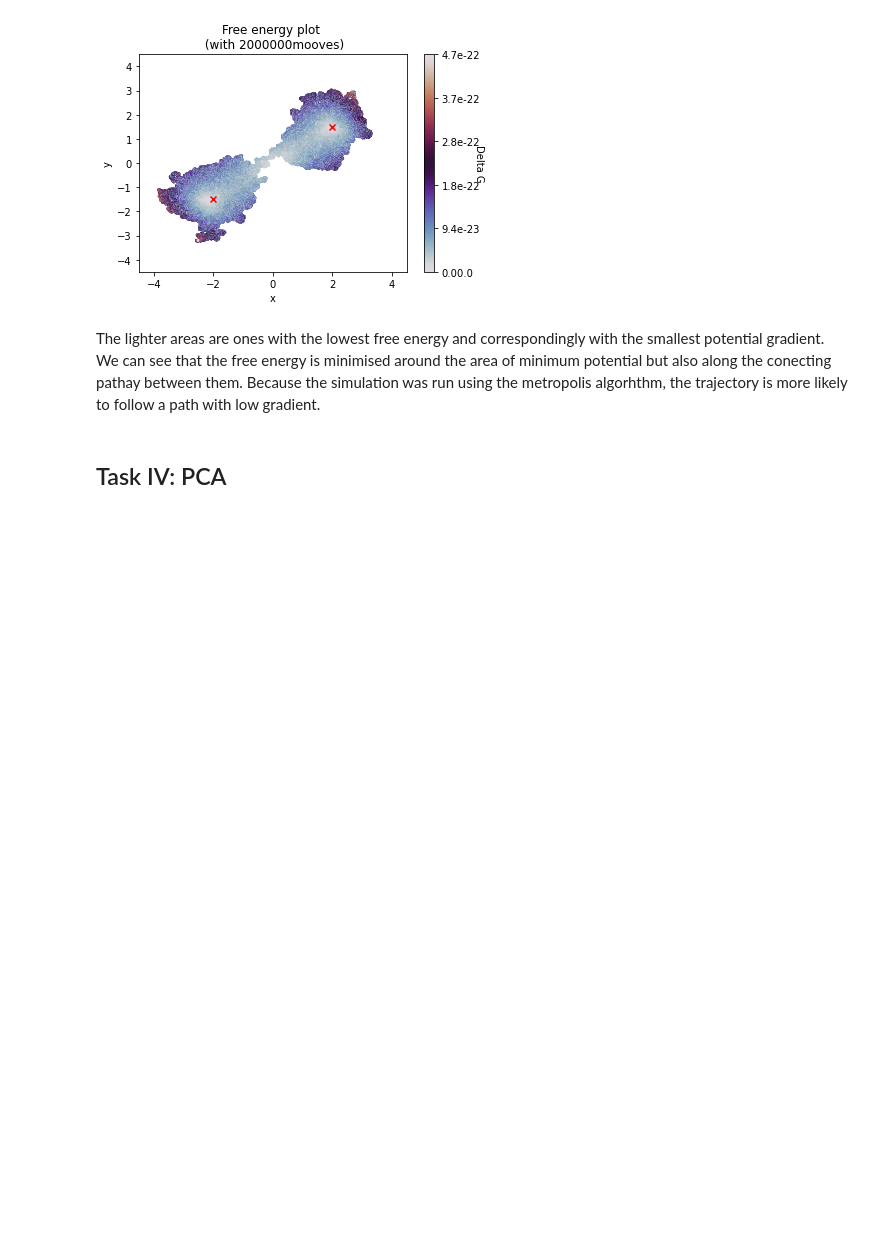
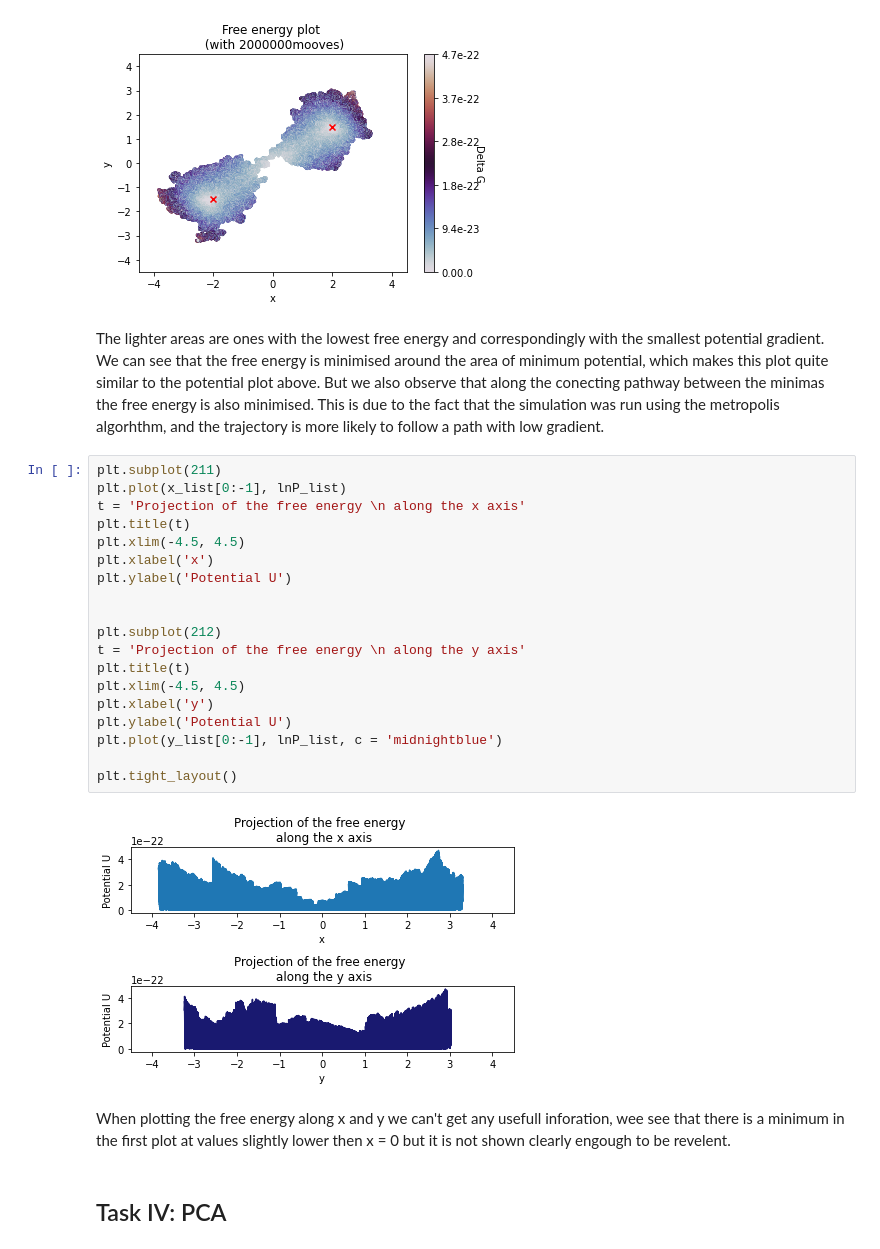
Before and after one commit to LeaBeaules/PCA_MonteCarlo, a Jupyter notebook: Final_project.ipynb, the cells around one changed output. Saved outputs shown, nothing was run; the diff lists cells and outputs as text; blank space fills up the shorter version.

```diff
--- a/Final_project.ipynb
+++ b/Final_project.ipynb
@@ -299,7 +297,30 @@ cbar.set_label('Delta G', rotation=270)
 # %% [output]
 [figure]
 # %% [markdown]
-The lighter areas are ones with the lowest free energy and correspondingly with the smallest potential gradient. We can see that the free energy is minimised around the area of minimum potential but also along the conecting pathay between them. Because the simulation was run using the metropolis algorhthm, the trajectory is more likely to follow a path with low gradient.
+The lighter areas are ones with the lowest free energy and correspondingly with the smallest potential gradient. We can see that the free energy is minimised around the area of minimum potential, which makes this plot quite similar to the potential plot above. But we also observe that along the conecting pathway between the minimas the free energy is also minimised. This is due to the fact that the simulation was run using the metropolis algorhthm, and the trajectory is more likely to follow a path with low gradient.
+# %%
+plt.subplot(211)
+plt.plot(x_list[0:-1], lnP_list)
+t = 'Projection of the free energy \n along the x axis'
+plt.title(t)
+plt.xlim(-4.5, 4.5)
+plt.xlabel('x')
+plt.ylabel('Potential U')
+
+
+plt.subplot(212)
+t = 'Projection of the free energy \n along the y axis'
+plt.title(t)
+plt.xlim(-4.5, 4.5)
+plt.xlabel('y')
+plt.ylabel('Potential U')
+plt.plot(y_list[0:-1], lnP_list, c = 'midnightblue')
+
+plt.tight_layout()
+# %% [output]
+[figure, added]
+# %% [markdown]
+When plotting the free energy along x and y we can't get any usefull inforation, wee see that there is a minimum in the first plot at values slightly lower then x = 0 but it is not shown clearly engough to be revelent.
 # %% [markdown]
 ## Task IV: PCA
 # %% [markdown]
```
Also changed, not shown: parts of 23 cells of this notebook, 1 other file.
